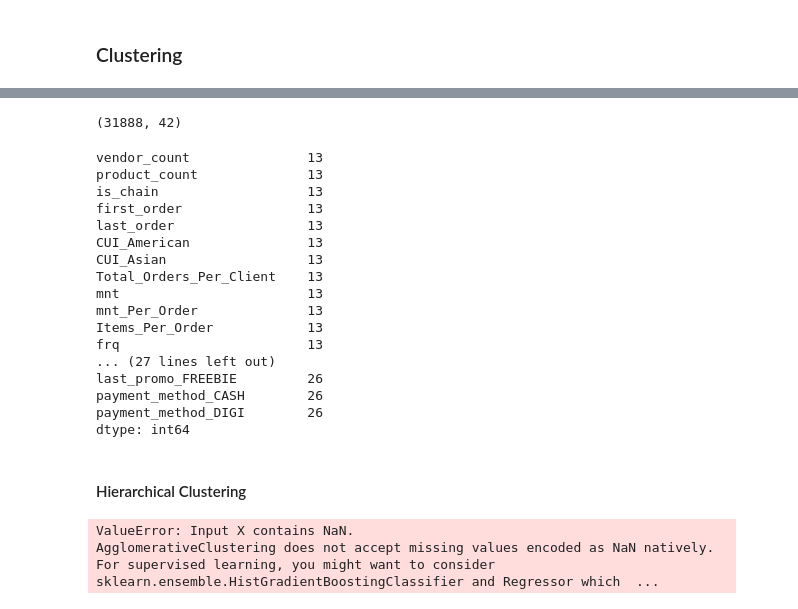
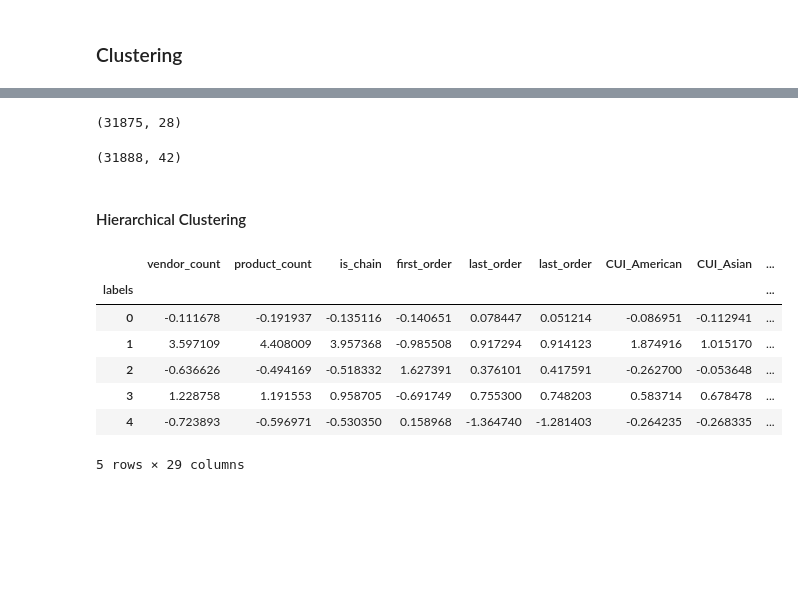
Before and after one commit to diogoruivo47/Data-Mining, a Jupyter notebook: Clustering.ipynb, the cells around one changed output, grey strips where cells are left out. Cells and saved outputs as stored; diff of their text form; code cells hidden in the pictures; blank space fills up the shorter version.

```diff
--- a/Clustering.ipynb
+++ b/Clustering.ipynb
@@ -183,5 +185,7 @@ non_metric_features_d = non_metric_features_df.reindex(range(31875))
 # %%
-df_pca_final = df_pca_final.reindex(range(31875))
+df_pca_final.shape
+# %% [output]
+(31875, 28)
 # %%
 df = pd.concat([df_pca_final, non_metric_features_df], axis=1)
 # %%
@@ -189,32 +193,31 @@ df.shape
 # %% [output]
 (31888, 42)
 # %%
-df.isna().sum()
+df.fillna(0, inplace = True)
-# %% [output]
-vendor_count               13
-product_count              13
-is_chain                   13
-first_order                13
-last_order                 13
-CUI_American               13
-CUI_Asian                  13
-Total_Orders_Per_Client    13
-mnt                        13
-mnt_Per_Order              13
-Items_Per_Order            13
-frq                        13
-... (27 lines left out)
-last_promo_FREEBIE         26
-payment_method_CASH        26
-payment_method_DIGI        26
-dtype: int64
 # %% [markdown]
 #### Hierarchical Clustering
 # %%
 # Performing HC
 hclust = AgglomerativeClustering(linkage='ward', metric='euclidean', n_clusters=5)
 hc_labels = hclust.fit_predict(df[metric_features])
-hc_labels
-# %% [output]
-ValueError: Input X contains NaN.
-AgglomerativeClustering does not accept missing values encoded as NaN natively. For supervised learning, you might want to consider sklearn.ensemble.HistGradientBoostingClassifier and Regressor which  ...
+# %%
+# Characterizing the clusters
+labels_series = pd.Series(hc_labels,
+                          name='labels',
+                          index=df.index
+                          )
+
+df_concat = pd.concat(
+    [df, labels_series],
+    axis=1)
+
+df_concat[metric_features+['labels']].groupby('labels').mean()
+# %% [output]
+|  | vendor_count | product_count | is_chain | first_order | last_order | last_order | CUI_American | CUI_Asian | ... |
+| labels |  |  |  |  |  |  |  |  | ... |
+| 0 | -0.111678 | -0.191937 | -0.135116 | -0.140651 | 0.078447 | 0.051214 | -0.086951 | -0.112941 | ... |
+| 1 | 3.597109 | 4.408009 | 3.957368 | -0.985508 | 0.917294 | 0.914123 | 1.874916 | 1.015170 | ... |
+| 2 | -0.636626 | -0.494169 | -0.518332 | 1.627391 | 0.376101 | 0.417591 | -0.262700 | -0.053648 | ... |
+| 3 | 1.228758 | 1.191553 | 0.958705 | -0.691749 | 0.755300 | 0.748203 | 0.583714 | 0.678478 | ... |
+| 4 | -0.723893 | -0.596971 | -0.530350 | 0.158968 | -1.364740 | -1.281403 | -0.264235 | -0.268335 | ... |
+5 rows × 29 columns
```
Also changed, not shown: parts of 8 cells of this notebook.
